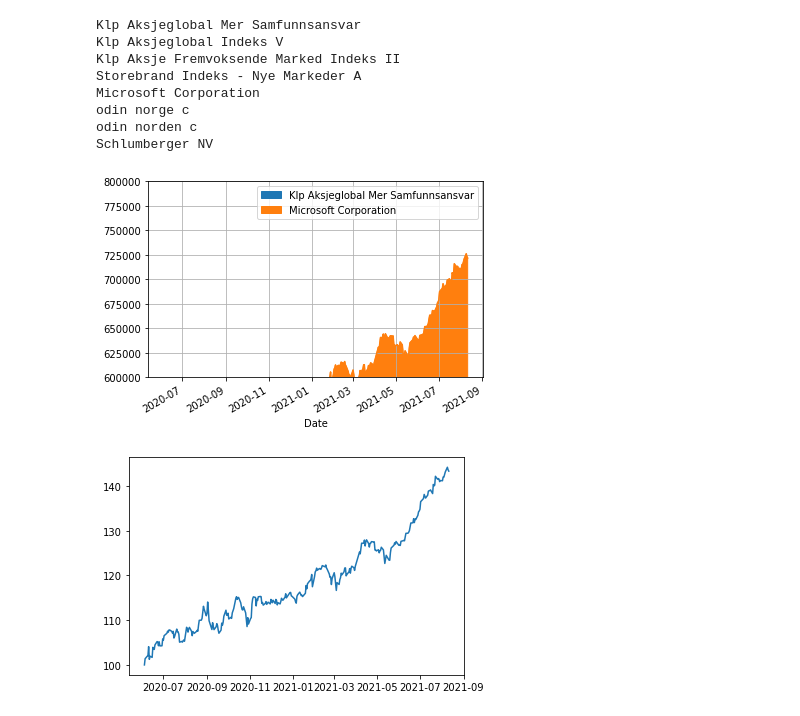
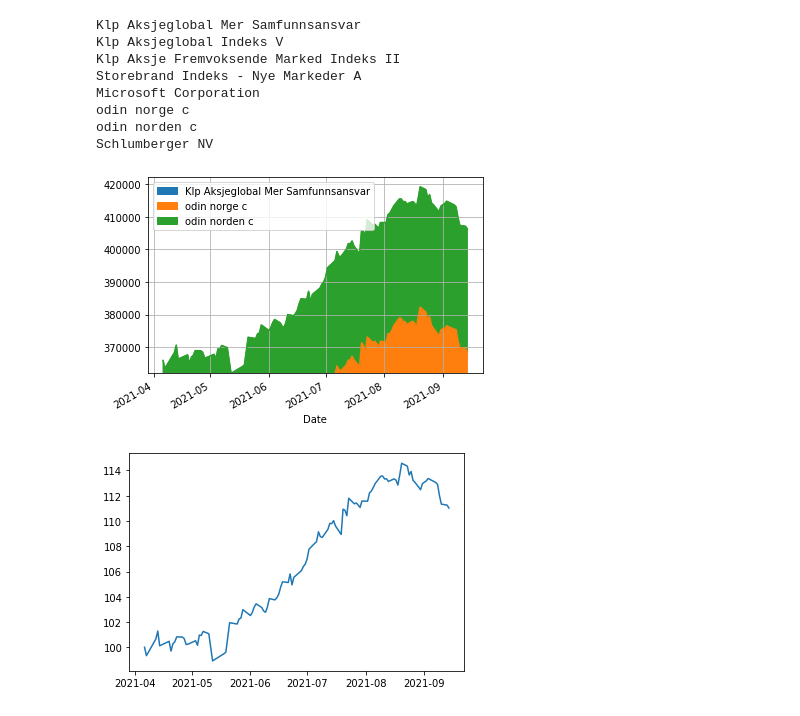
Before and after one commit to ivarbratberg/finans, a Jupyter notebook: finance.ipynb, the cells around one changed output. Saved outputs shown, nothing was run; the diff lists cells and outputs as text; code cells hidden in the pictures.

```diff
--- a/finance.ipynb
+++ b/finance.ipynb
@@ -89,7 +89,7 @@ Schlumberger NV
 # Get unique dates
 import pandas as pd
 
-portefolje = 1 # 0 er barna, 1 er egen sparing, 2 er pensjon
+portefolje = 0 # 0 er barna, 1 er egen sparing, 2 er pensjon
 
 sm = None
 highs = None
@@ -113,24 +113,25 @@ for a,t in zip(raw_values, p):
   col_names.append(t[0])
 cm.columns =  col_names # ['a','b','c','d','e','f','g','h']#
 # %%
-start_date =  pd.to_datetime('2020-06-03')
+start_date =  pd.to_datetime('2021-04-03')
 end_date =  pd.to_datetime('today')
 mask =  (cm['Date'] > start_date) & (cm['Date'] <= end_date)
 cm_sub = cm.loc[mask]
 # print(a.index)
 
 sb = cm_sub
+a = sb.sum(axis=1)
 sb.set_index(['Date'],inplace=True)
 sb.plot.area()
-plt.ylim([600000, 800000])
+plt.ylim([a.min(), a.max()+(a.max()-a.min())*0.05])
 plt.grid()
 plt.show()
 # %% [output]
-[figure, old version]
+[figure, new version]
 # %%
 sm = cm_sub.sum(axis=1)
 sm = 100*sm/sm[0]
 plt.plot(sm)
 plt.show()
 # %% [output]
-[figure, old version]
+[figure, new version]
```
Also changed, not shown: parts of 2 cells of this notebook.
